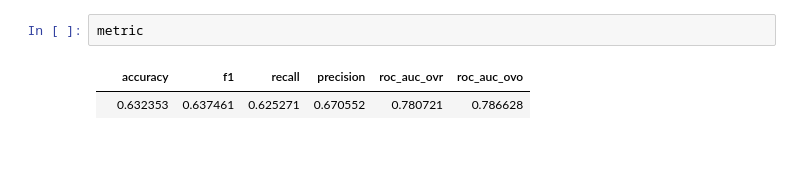
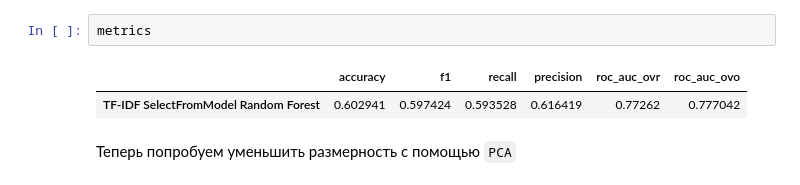
Before and after one commit to ai24-team-15/cbr-press-release-classifier, a Jupyter notebook: ml/non_linear_models/random_forest.ipynb, the cells around one changed output. Saved outputs shown, nothing was run; the diff lists cells and outputs as text; blank space fills up the shorter version.

```diff
--- a/ml/non_linear_models/random_forest.ipynb
+++ b/ml/non_linear_models/random_forest.ipynb
@@ -106,5 +165,7 @@ weighted avg       0.66      0.63      0.64        68
-# %%
-metric
-# %% [output]
-|  | accuracy | f1 | recall | precision | roc_auc_ovr | roc_auc_ovo |
-|  | 0.632353 | 0.637461 | 0.625271 | 0.670552 | 0.780721 | 0.786628 |
+# %%
+metrics
+# %% [output]
+|  | accuracy | f1 | recall | precision | roc_auc_ovr | roc_auc_ovo |
+| TF-IDF SelectFromModel Random Forest | 0.602941 | 0.597424 | 0.593528 | 0.616419 | 0.77262 | 0.777042 |
+# %% [markdown]
+Теперь попробуем уменьшить размерность с помощью `PCA`
```
Also changed, not shown: parts of 29 cells of this notebook.
